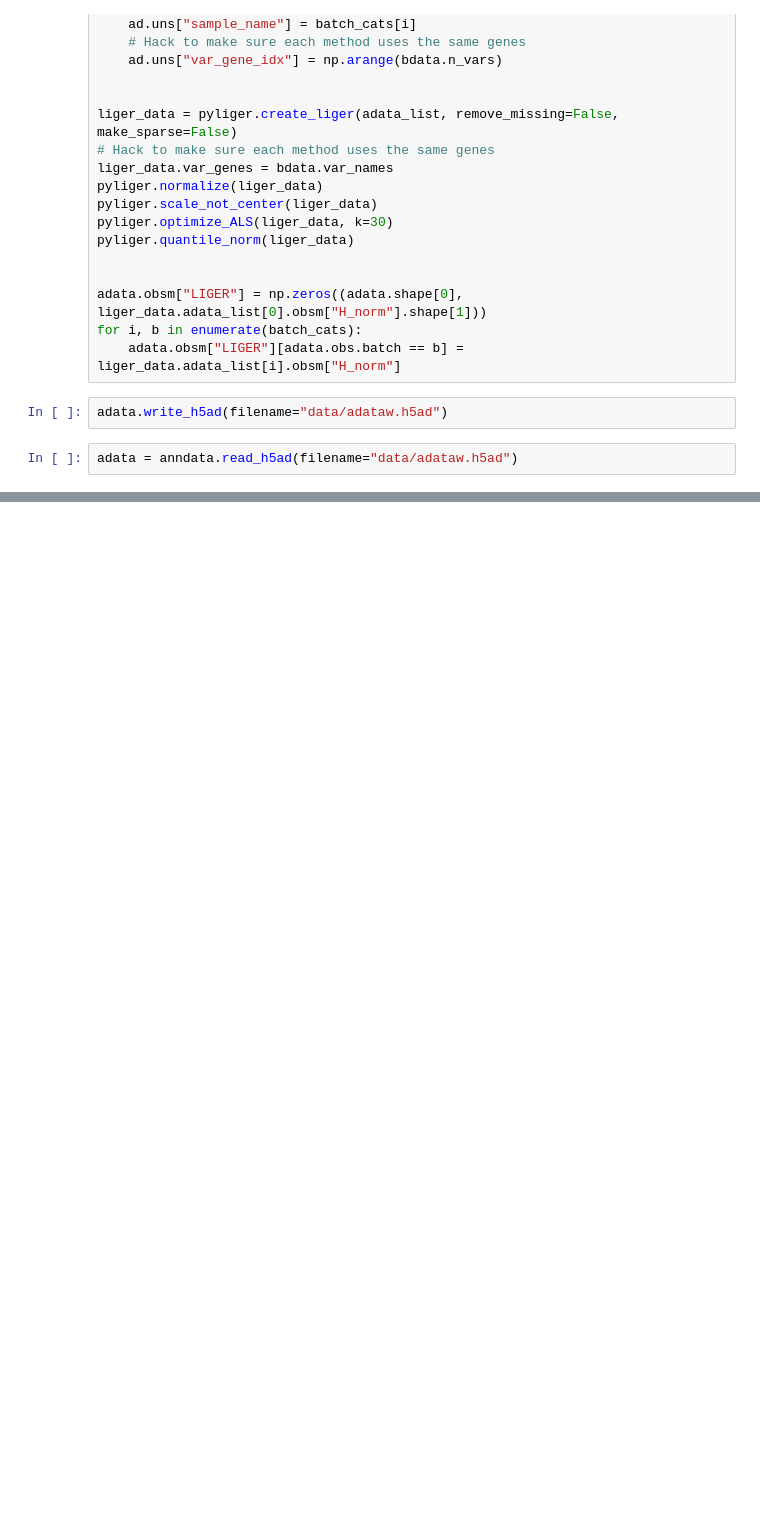
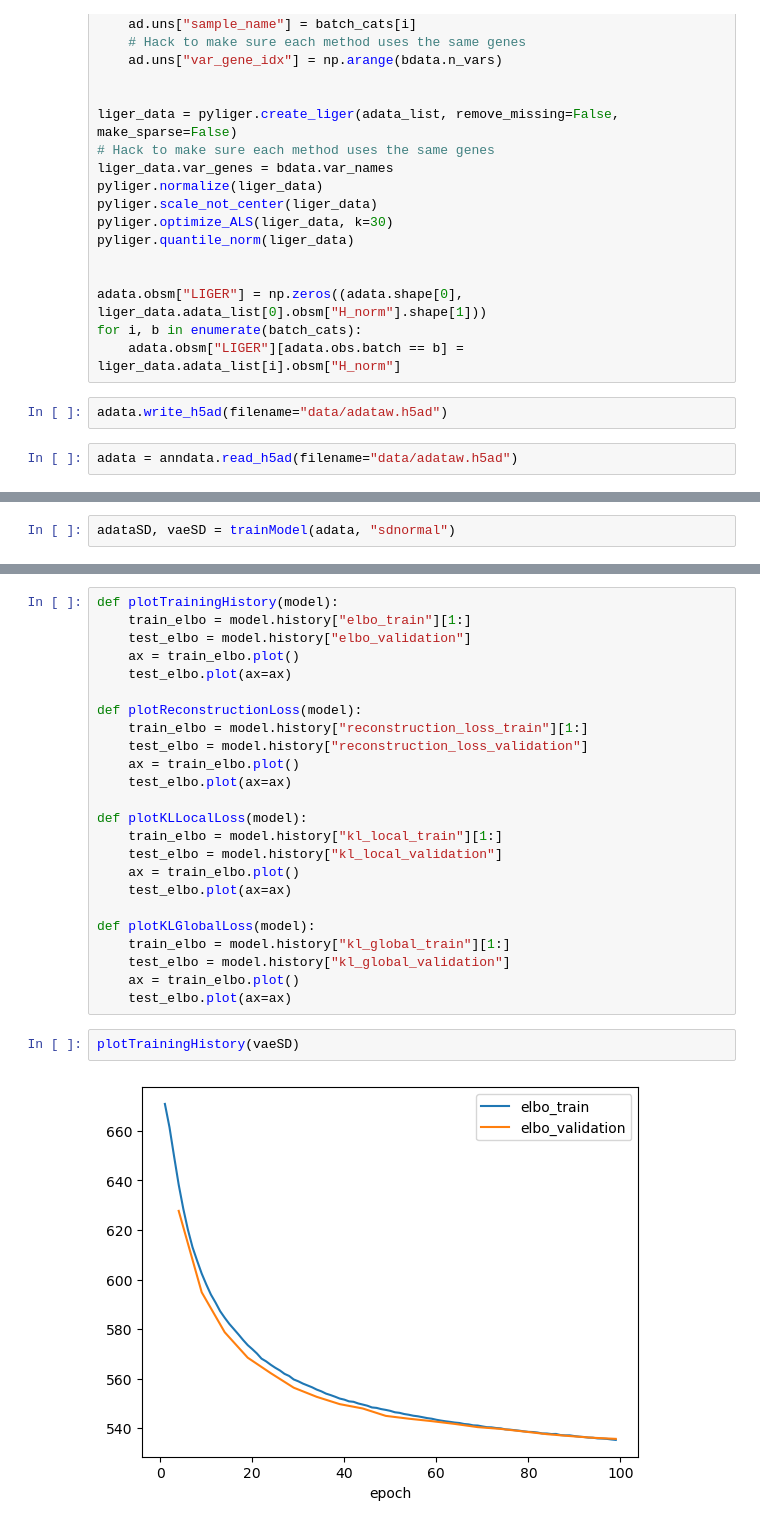
Before and after one commit to LeanderDiazBone/BachelorThesis, a Jupyter notebook: benchmarking.ipynb, the cells around one changed output, grey strips where cells are left out. Saved outputs shown, nothing was run; the diff lists cells and outputs as text; blank space fills up the shorter version.

```diff
--- a/benchmarking.ipynb
+++ b/benchmarking.ipynb
@@ -111,0 +161,2 @@ plotBenchmarkResults(vampAdata)
+# %%
+adataSD, vaeSD = trainModel(adata, "sdnormal")
@@ -111,0 +188,28 @@ plotBenchmarkResults(vampAdata)
+# %%
+def plotTrainingHistory(model):
+    train_elbo = model.history["elbo_train"][1:]
+    test_elbo = model.history["elbo_validation"]
+    ax = train_elbo.plot()
+    test_elbo.plot(ax=ax)
+
+def plotReconstructionLoss(model):
+    train_elbo = model.history["reconstruction_loss_train"][1:]
+    test_elbo = model.history["reconstruction_loss_validation"]
+    ax = train_elbo.plot()
+    test_elbo.plot(ax=ax)
+
+def plotKLLocalLoss(model):
+    train_elbo = model.history["kl_local_train"][1:]
+    test_elbo = model.history["kl_local_validation"]
+    ax = train_elbo.plot()
+    test_elbo.plot(ax=ax)
+
+def plotKLGlobalLoss(model):
+    train_elbo = model.history["kl_global_train"][1:]
+    test_elbo = model.history["kl_global_validation"]
+    ax = train_elbo.plot()
+    test_elbo.plot(ax=ax)
+# %%
+plotTrainingHistory(vaeSD)
+# %% [output]
+[figure, added]
```
Also changed, not shown: parts of 22 cells of this notebook, 6 other files.
